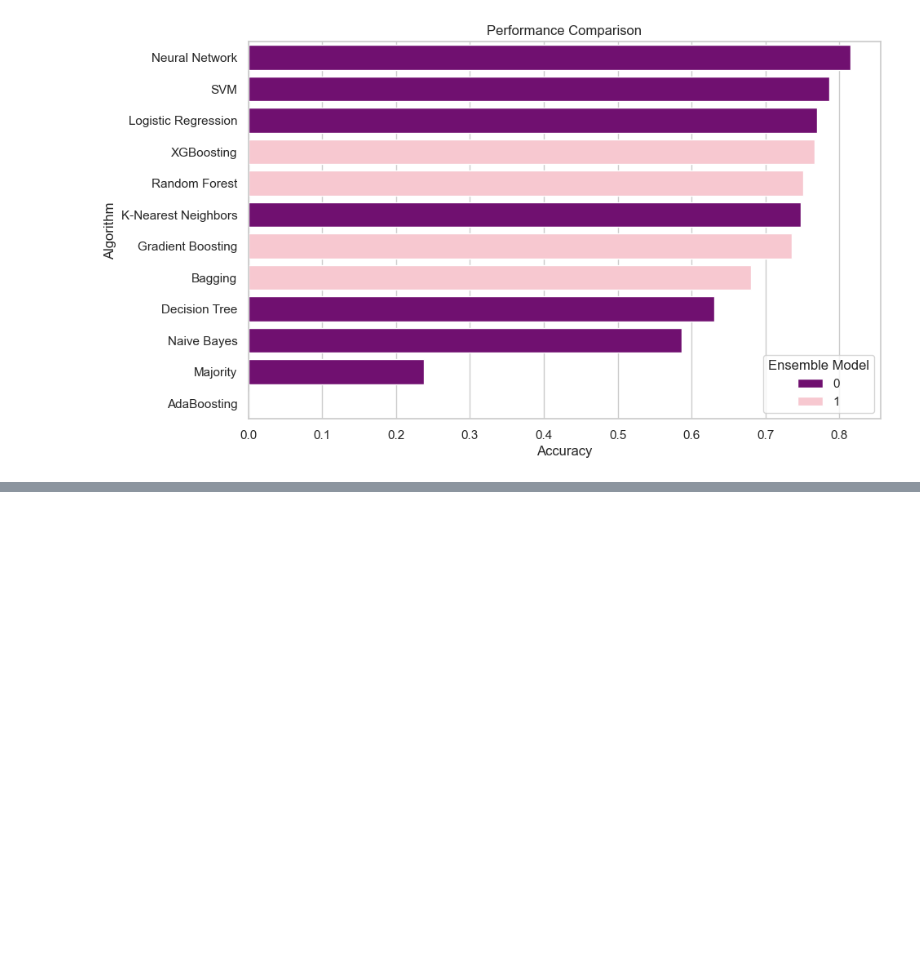
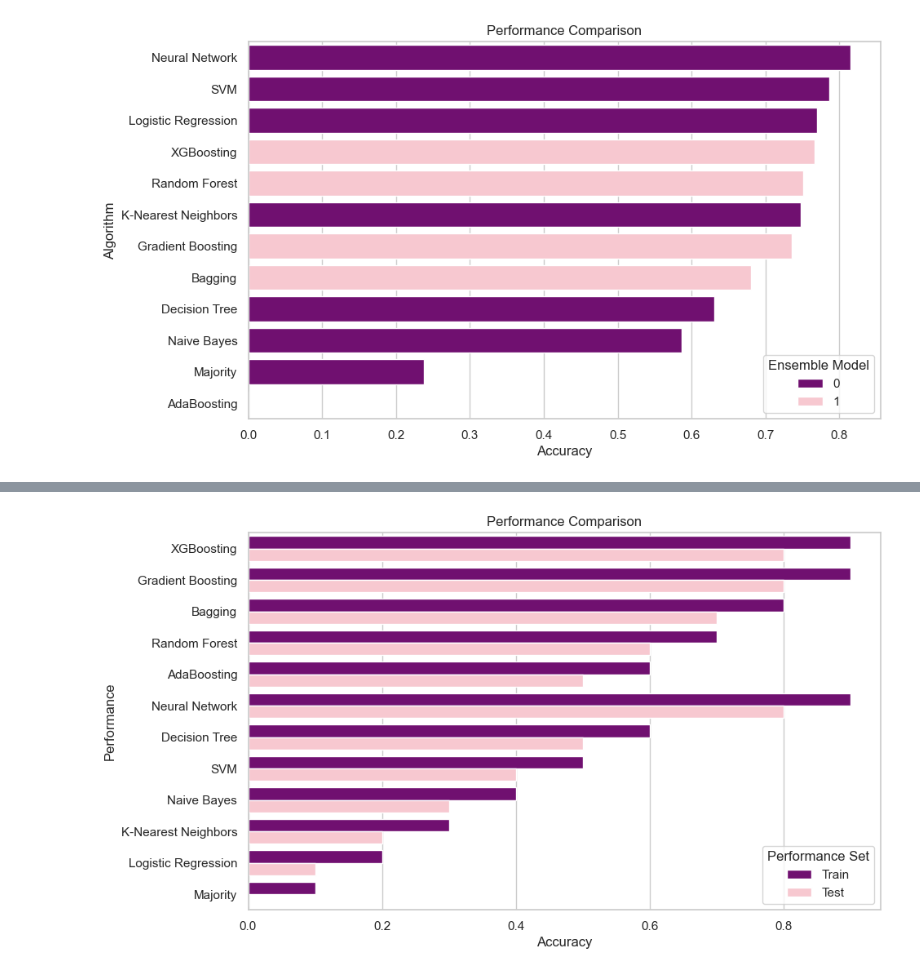
Before and after one commit to benjordan98/intelligent_sys_assignment2, a Jupyter notebook: code.ipynb, the cells around one changed output, grey strips where cells are left out. Cells and saved outputs as stored; diff of their text form; code cells hidden in the pictures; blank space fills up the shorter version.

Commit message:
fucked around with graph

```diff
--- a/code.ipynb
+++ b/code.ipynb
@@ -862,0 +879,15 @@ plt.show()
+# %%
+# dummy values for all the accuracy scores below
+accuracy_majority = 0.1
+logistic_accuracy = 0.2
+knn_accuracy = 0.3
+nb_accuracy = 0.4
+svm_accuracy = 0.5
+accuracy_dt = 0.6
+adaboost_accuracy = 0.6
+accuracy_rf = 0.7
+result_bagging = 0.8
+gb_accuracy = 0.9
+result_boosting = 0.9
+result_xgb = 0.9
+nn_accuracy = 0.9
@@ -862,0 +899,12 @@ plt.show()
+# %%
+algo_names = ["Majority", "Logistic Regression", "K-Nearest Neighbors", "Naive Bayes", "SVM", "Decision Tree", "Random Forest", "Bagging", "Gradient Boosting", "AdaBoosting", "XGBoosting", "Neural Network"]*2
+test_performances = np.array([accuracy_majority, logistic_accuracy, knn_accuracy, nb_accuracy, svm_accuracy, accuracy_dt, accuracy_rf, result_bagging, gb_accuracy, adaboost_accuracy, result_xgb, nn_accuracy]) - 0.1
+train_performances = [accuracy_majority, logistic_accuracy, knn_accuracy, nb_accuracy, svm_accuracy, accuracy_dt, accuracy_rf, result_bagging, gb_accuracy, adaboost_accuracy, result_xgb, nn_accuracy]
+performance_set = ['Test']*12 + ['Train']*12
+performances = list(test_performances) + list(train_performances)
+ensemble_model = [0, 0, 0, 0, 0, 0, 1, 1, 1, 1, 1, 0]*2
+
+result_df = pd.DataFrame({'Algorithm': algo_names, 'Performance': performances, 'performance_set': performance_set, 'Ensemble Model': ensemble_model})
+result_df = result_df.sort_values(by='Performance', ascending=False)
+
+result_df.tail()
@@ -862,0 +918,15 @@ plt.show()
+# %%
+# order the algorithms by ensemble model and performance
+result_df = result_df.sort_values(by=['Ensemble Model', 'Performance'], ascending=False)
+# %%
+# plot a grouped bar chart
+sns.set(style="whitegrid")
+plt.figure(figsize=(10, 6))
+sns.barplot(y='Algorithm', x='Performance', hue='performance_set', data=result_df, dodge=True, palette={'Train': 'purple', 'Test': 'pink'})
+plt.xlabel('Accuracy')
+plt.ylabel('Performance')
+plt.title('Performance Comparison')
+plt.legend(title='Performance Set', loc='lower right')
+plt.show()
+# %% [output]
+[figure, added]
```
Also changed, not shown: parts of 4 cells of this notebook.
